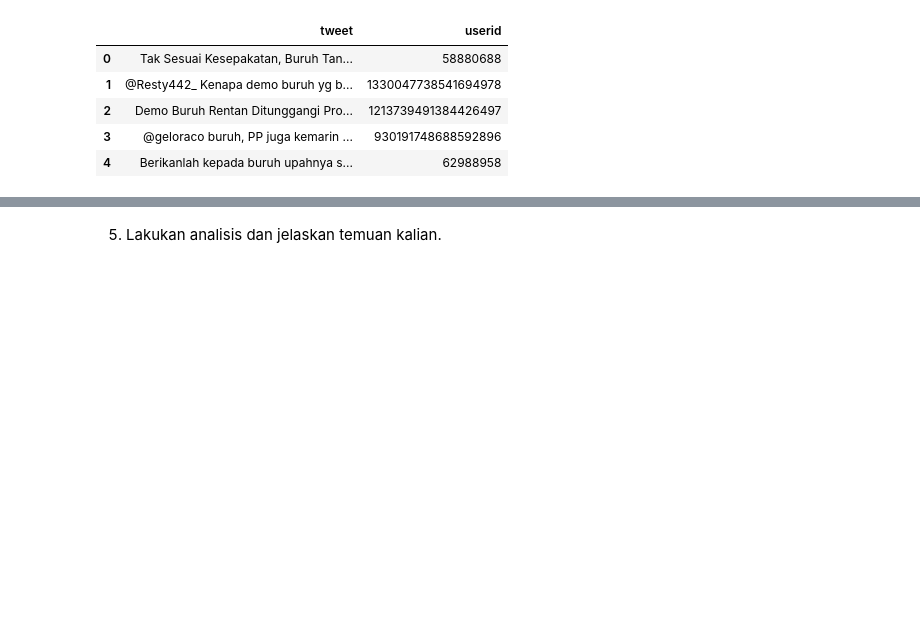
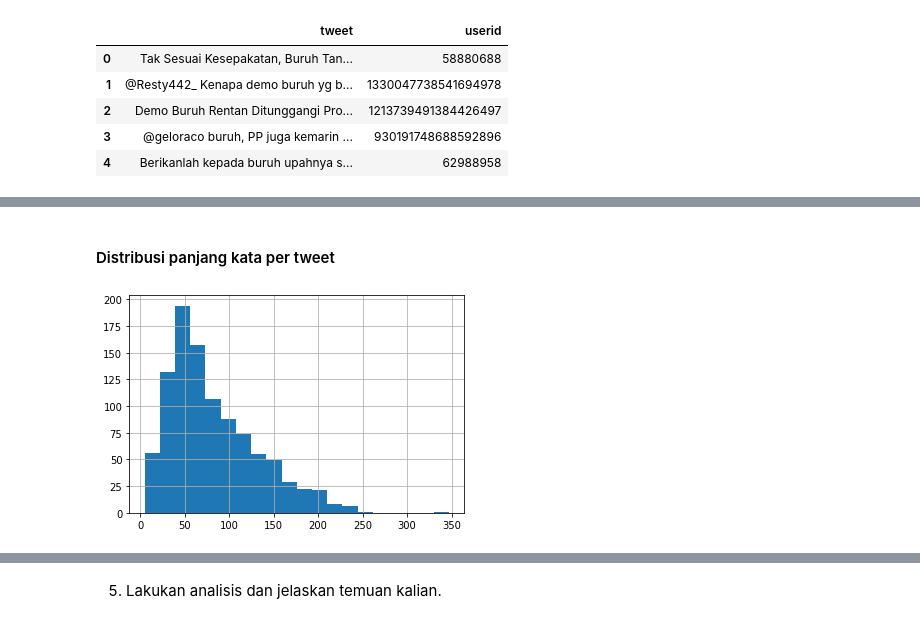
Before and after one commit to mraditya89/data_sains_course, a Jupyter notebook: assignment/tugas_24_yudi_aditya_89.ipynb, the cells around one changed output, grey strips where cells are left out. Cells and saved outputs as stored; diff of their text form; code cells hidden in the pictures; blank space fills up the shorter version.

```diff
--- a/assignment/tugas_24_yudi_aditya_89.ipynb
+++ b/assignment/tugas_24_yudi_aditya_89.ipynb
@@ -96,0 +127,6 @@ baru dengan nama clean_tweet. Lakukan langkah berikut
+# %% [markdown]
+#### Distribusi panjang kata per tweet
+# %%
+analyze.showNumWordPerTweet()
+# %% [output]
+[figure, added]
```
Also changed, not shown: parts of 16 cells of this notebook, 3 other files.
